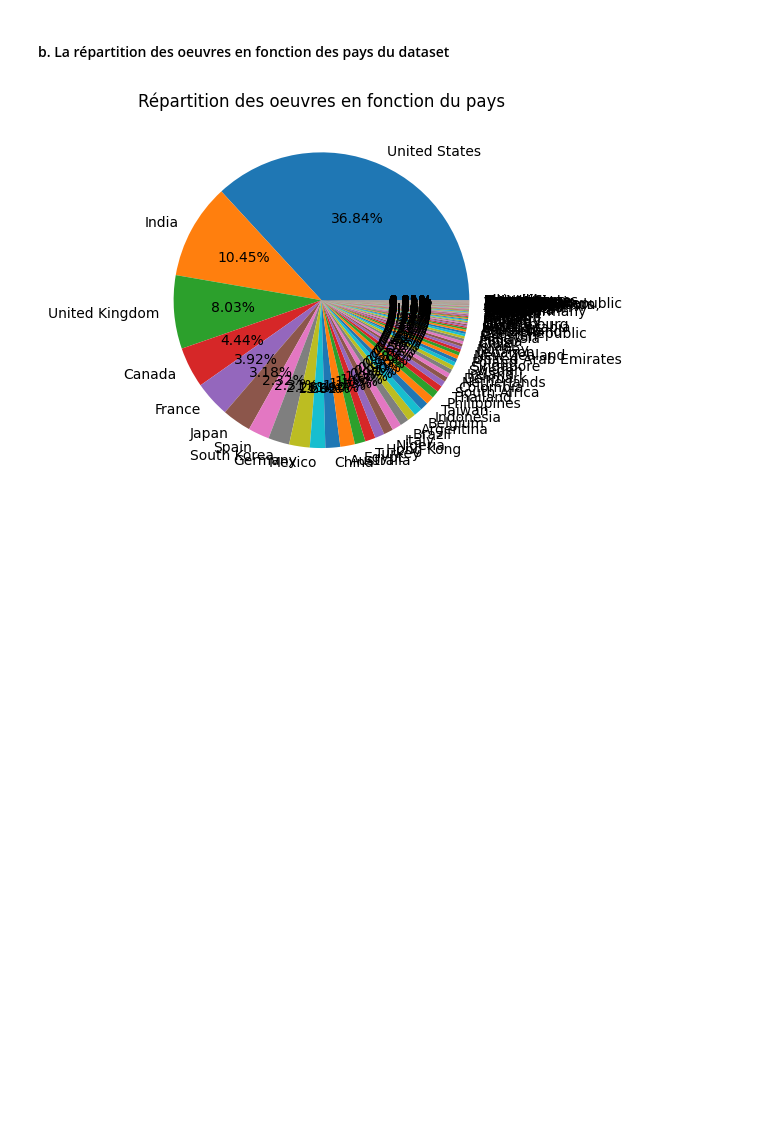
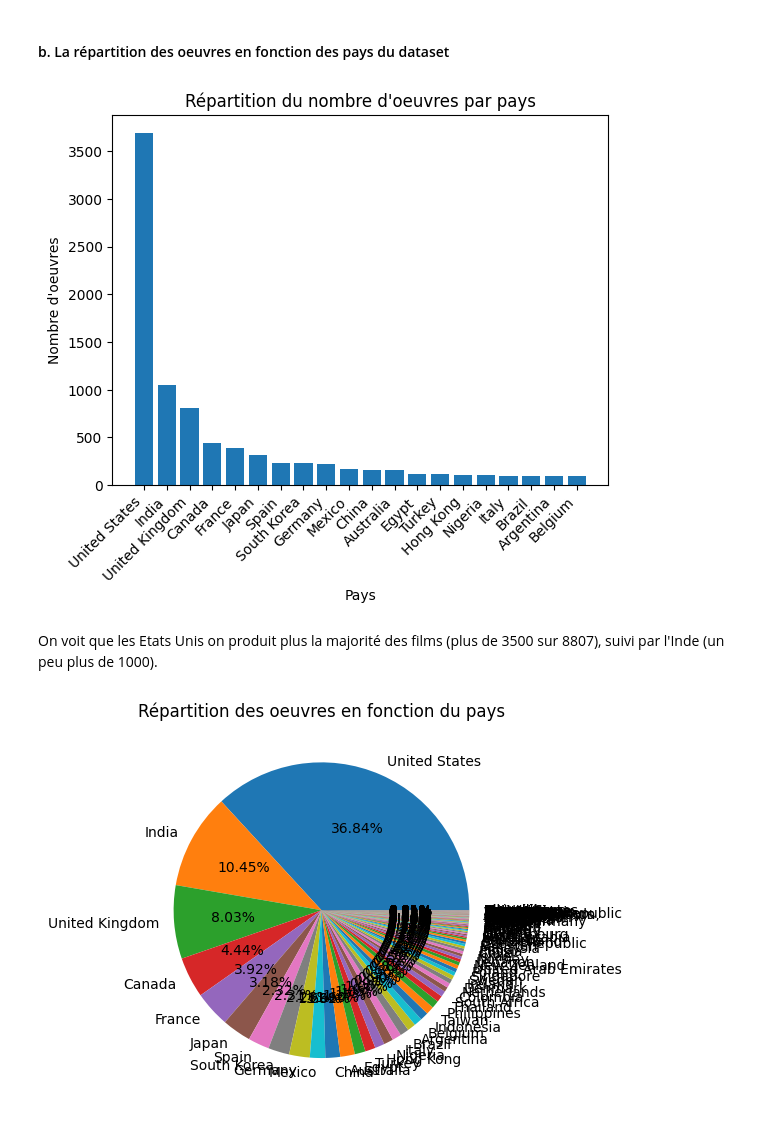
Before and after one commit to leo-carrey/Netflix-Insights, a Jupyter notebook: Netflix Data Analysis.ipynb, the cells around one changed output. Drawn from its saved outputs; the diff is of its cells as text; code cells hidden in the pictures; blank space fills up the shorter version.

```diff
--- a/Netflix Data Analysis.ipynb
+++ b/Netflix Data Analysis.ipynb
@@ -597,6 +630,21 @@ plt.show()
 On peut observer qu'il y a un peu plus de 2x plus de films que de séries dans le dataset
 # %% [markdown]
 #### b. La répartition des oeuvres en fonction des pays du dataset
+# %%
+# On récupère le top 20 des pays (pour la lisibilité)
+top_20_countries = countries_count.head(20)
+
+# On affiche
+plt.bar(top_20_countries.index, top_20_countries)
+plt.xlabel("Pays")
+plt.ylabel("Nombre d'oeuvres")
+plt.title("Répartition du nombre d'oeuvres par pays")
+plt.xticks(rotation=45, ha="right")
+plt.show()
+# %% [output]
+[figure, added]
+# %% [markdown]
+On voit que les Etats Unis on produit plus la majorité des films (plus de 3500 sur 8807), suivi par l'Inde (un peu plus de 1000).
 # %%
 # On regroupe par pays
 countries_count = df["country"].str.split(", ").explode().value_counts()
```
Also changed, not shown: parts of 14 cells of this notebook.
